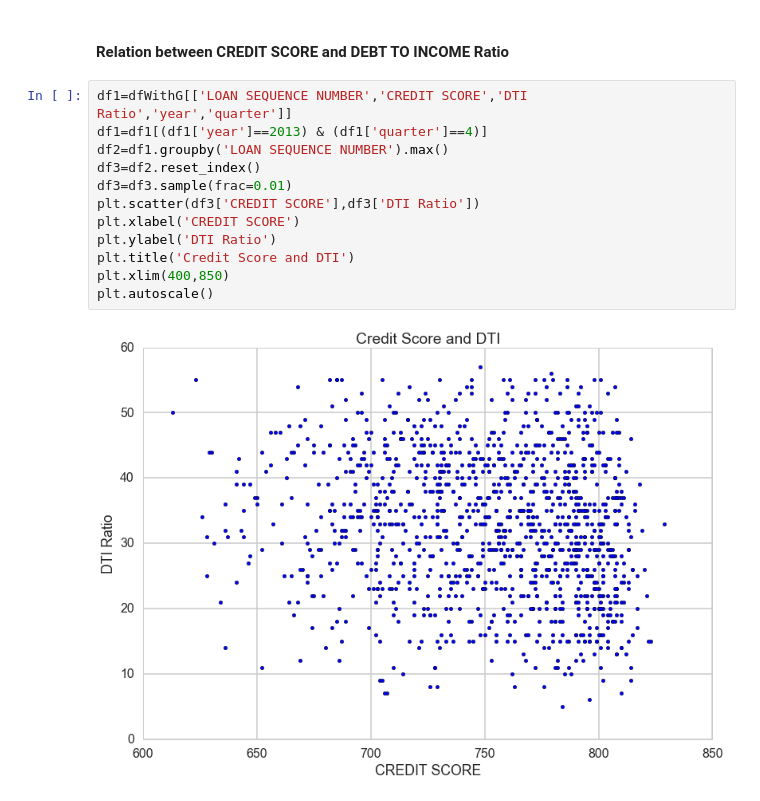
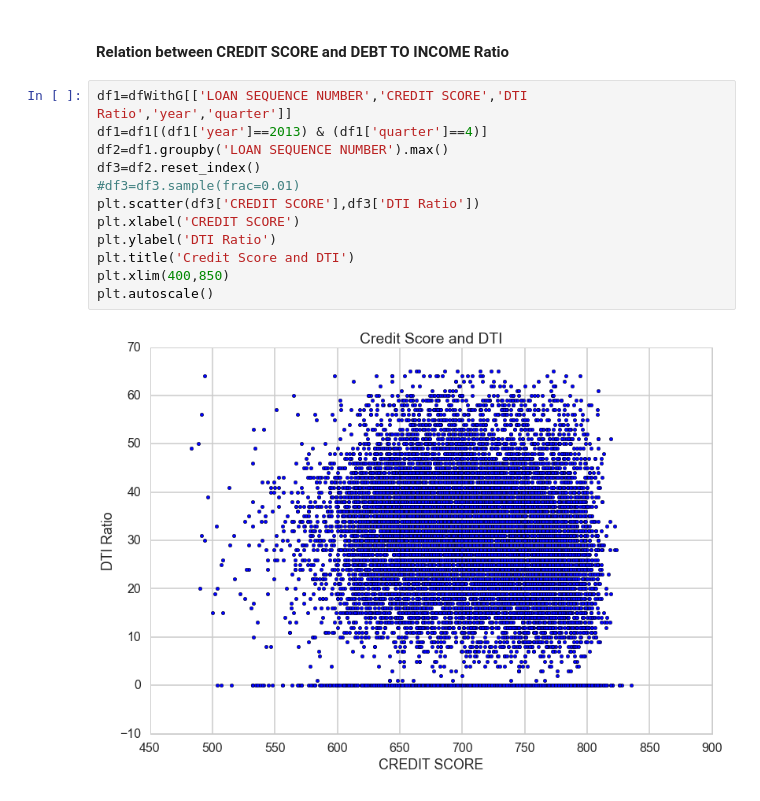
Before and after one commit to sha2403Git/Capstone, a Jupyter notebook: DataExploration-Feature-Corelation.ipynb, the cells around one changed output. Drawn from its saved outputs; the diff is of its cells as text.

```diff
--- a/DataExploration-Feature-Corelation.ipynb
+++ b/DataExploration-Feature-Corelation.ipynb
@@ -85,14 +83,14 @@ plt.autoscale()
 # %%
 df1=dfWithG[['LOAN SEQUENCE NUMBER','CREDIT SCORE','DTI Ratio','year','quarter']]
 df1=df1[(df1['year']==2013) & (df1['quarter']==4)]
 df2=df1.groupby('LOAN SEQUENCE NUMBER').max()
 df3=df2.reset_index()
-df3=df3.sample(frac=0.01)
+#df3=df3.sample(frac=0.01)
 plt.scatter(df3['CREDIT SCORE'],df3['DTI Ratio'])
 plt.xlabel('CREDIT SCORE')
 plt.ylabel('DTI Ratio')
 plt.title('Credit Score and DTI')
 plt.xlim(400,850)
 plt.autoscale()
 # %% [output]
-[figure, old version]
+[figure, new version]
```
Also changed, not shown: parts of 4 cells of this notebook, 4 other files.
